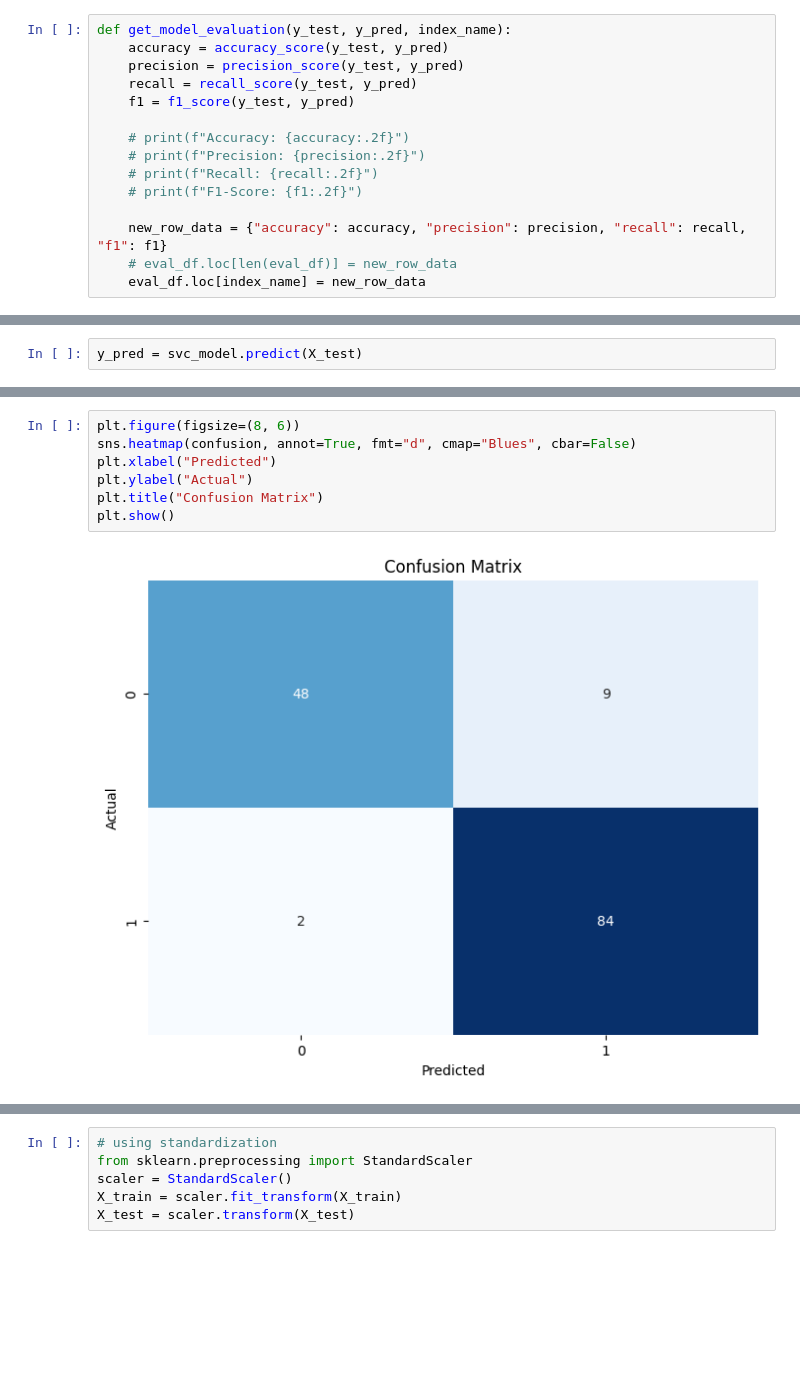
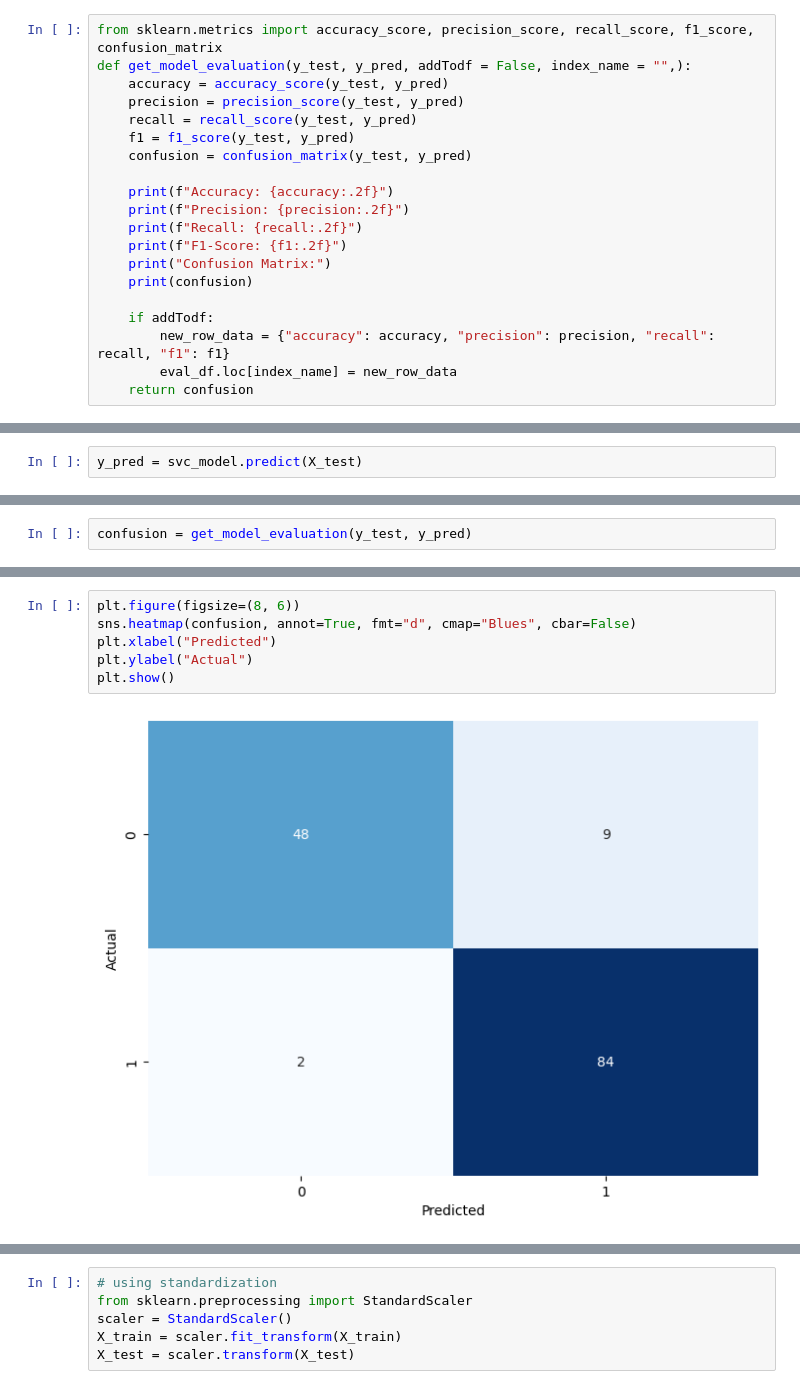
Before and after one commit to Adnan525/breast_cancer, a Jupyter notebook: breast_cancer.ipynb, the cells around one changed output, grey strips where cells are left out. Drawn from its saved outputs; the diff is of its cells as text; blank space fills up the shorter version.

```diff
--- a/breast_cancer.ipynb
+++ b/breast_cancer.ipynb
@@ -70,20 +63,25 @@ column_names = ["accuracy", "precision", "recall", "f1"]
 
 eval_df = pd.DataFrame(columns=column_names, index=ind)
 # %%
-def get_model_evaluation(y_test, y_pred, index_name):
+from sklearn.metrics import accuracy_score, precision_score, recall_score, f1_score, confusion_matrix
+def get_model_evaluation(y_test, y_pred, addTodf = False, index_name = "",):
     accuracy = accuracy_score(y_test, y_pred)
     precision = precision_score(y_test, y_pred)
     recall = recall_score(y_test, y_pred)
     f1 = f1_score(y_test, y_pred)
+    confusion = confusion_matrix(y_test, y_pred)
 
-    # print(f"Accuracy: {accuracy:.2f}")
-    # print(f"Precision: {precision:.2f}")
-    # print(f"Recall: {recall:.2f}")
-    # print(f"F1-Score: {f1:.2f}")
+    print(f"Accuracy: {accuracy:.2f}")
+    print(f"Precision: {precision:.2f}")
+    print(f"Recall: {recall:.2f}")
+    print(f"F1-Score: {f1:.2f}")
+    print("Confusion Matrix:")
+    print(confusion)
 
-    new_row_data = {"accuracy": accuracy, "precision": precision, "recall": recall, "f1": f1}
-    # eval_df.loc[len(eval_df)] = new_row_data
-    eval_df.loc[index_name] = new_row_data
+    if addTodf:
+        new_row_data = {"accuracy": accuracy, "precision": precision, "recall": recall, "f1": f1}
+        eval_df.loc[index_name] = new_row_data
+    return confusion
 # %%
 from sklearn.svm import SVC
 svc_model = SVC()
@@ -122,0 +98,2 @@ Confusion Matrix:
+# %%
+confusion = get_model_evaluation(y_test, y_pred)
@@ -123,12 +108,11 @@ Confusion Matrix:
 # %%
 plt.figure(figsize=(8, 6))
 sns.heatmap(confusion, annot=True, fmt="d", cmap="Blues", cbar=False)
 plt.xlabel("Predicted")
 plt.ylabel("Actual")
-plt.title("Confusion Matrix")
 plt.show()
 # %% [output]
-[figure, old version]
+[figure, new version]
 # %%
 from sklearn.metrics import roc_curve, roc_auc_score
 
```
Also changed, not shown: parts of 11 cells of this notebook.
